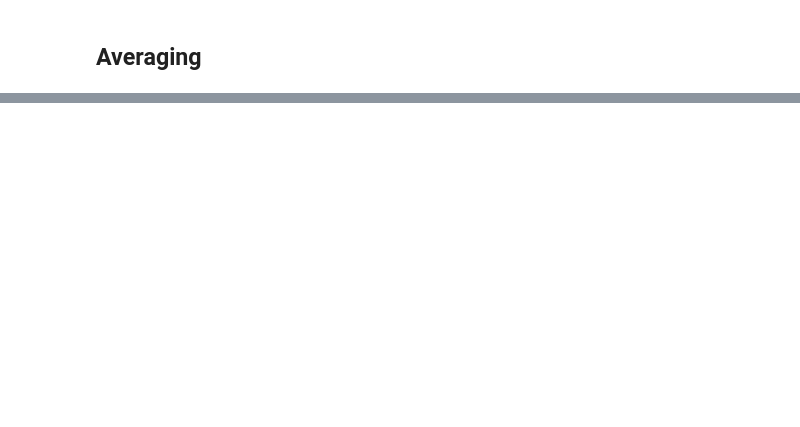
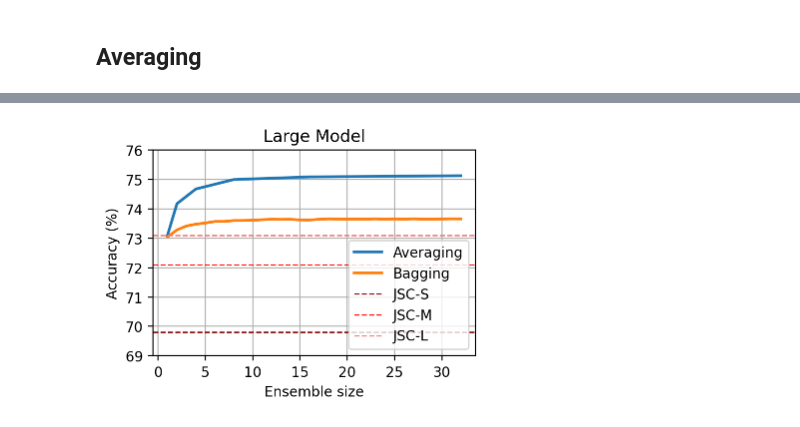
Before and after one commit to oliviaweng/logicnets, a Jupyter notebook: examples/jet_substructure/plots/analysis.ipynb, the cells around one changed output, grey strips where cells are left out. Drawn from its saved outputs; the diff is of its cells as text; code cells hidden in the pictures; blank space fills up the shorter version.

```diff
--- a/examples/jet_substructure/plots/analysis.ipynb
+++ b/examples/jet_substructure/plots/analysis.ipynb
@@ -227,0 +292,7 @@ plot_two_ensembles(df, "large", "large_qavg")
+# %%
+experiment_dir = "../bagging"
+df = parse_seq_ensemble_exp(experiment_dir)
+df = add_single_model_data(df)
+df = df.sort_values("accuracy", ignore_index=True, ascending=False)
+bagging_df = df
+df
@@ -227,0 +357,8 @@ plot_two_ensembles(df, "large", "large_qavg")
+# %%
+# avg_df = averaging_df.loc[averaging_df["model_size"].isin(["small", "medium", "large"])]
+# TODO: Pull out qavg results from averaging df
+averaging_df["ensemble_method"] = averaging_df["model_size"].apply(lambda x: "Averaging")
+bagging_df["ensemble_method"] = bagging_df["model_size"].apply(lambda x: "Bagging")
+all_df = pd.concat([averaging_df, bagging_df])
+all_df = add_single_model_data(all_df)
+all_df
@@ -227,0 +379,29 @@ plot_two_ensembles(df, "large", "large_qavg")
+# %%
+# Line plot for large model
+fig, ax = plt.subplots(figsize=(4, 3))
+
+large_df = all_df[all_df["model_size"] == "large"]
+ax = sns.lineplot(
+    data=large_df,
+    x="ensemble_size",
+    y="accuracy",
+    hue="ensemble_method",
+    errorbar=(lambda x: (x.min(), x.max())),
+    err_kws={"linewidth": 2},
+    linewidth=2,
+)
+
+plt.axhline(y=69.8, linewidth=1, linestyle="--", color="maroon", label="JSC-S")
+plt.axhline(y=72.1, linewidth=1, linestyle="--", color="red", label="JSC-M")
+plt.axhline(y=73.1, linewidth=1, linestyle="--", color="lightcoral", label="JSC-L")
+
+ax.grid()
+ax.legend(loc="lower right")
+ax.set_ylim([69, 76])
+ax.set_xlabel("Ensemble size")
+ax.set_ylabel("Accuracy (%)")
+ax.set_title("Large Model")
+
+fig.tight_layout()
+# %% [output]
+[figure, added]
```
Also changed, not shown: parts of 16 cells of this notebook, 52 other files.
